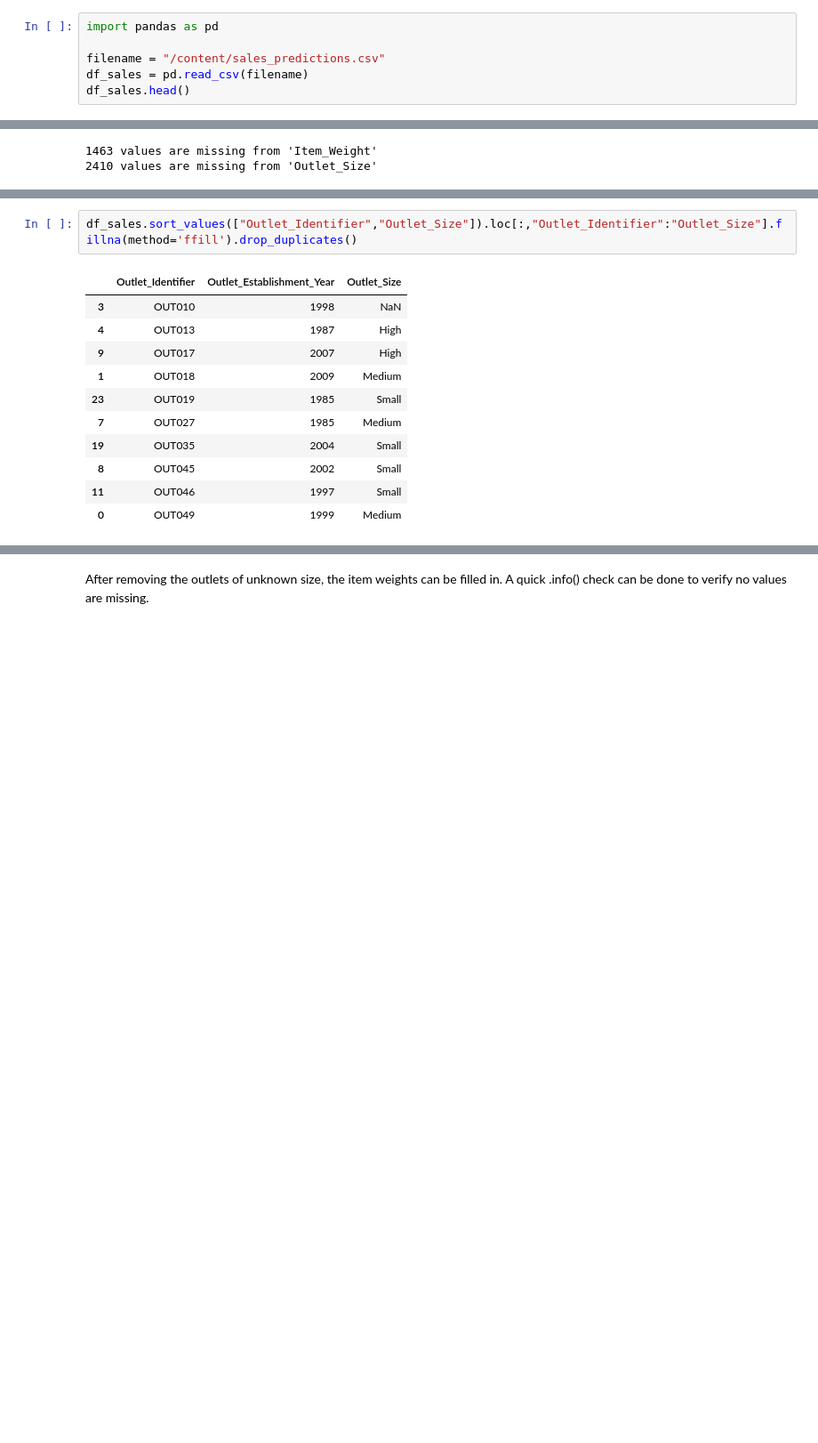
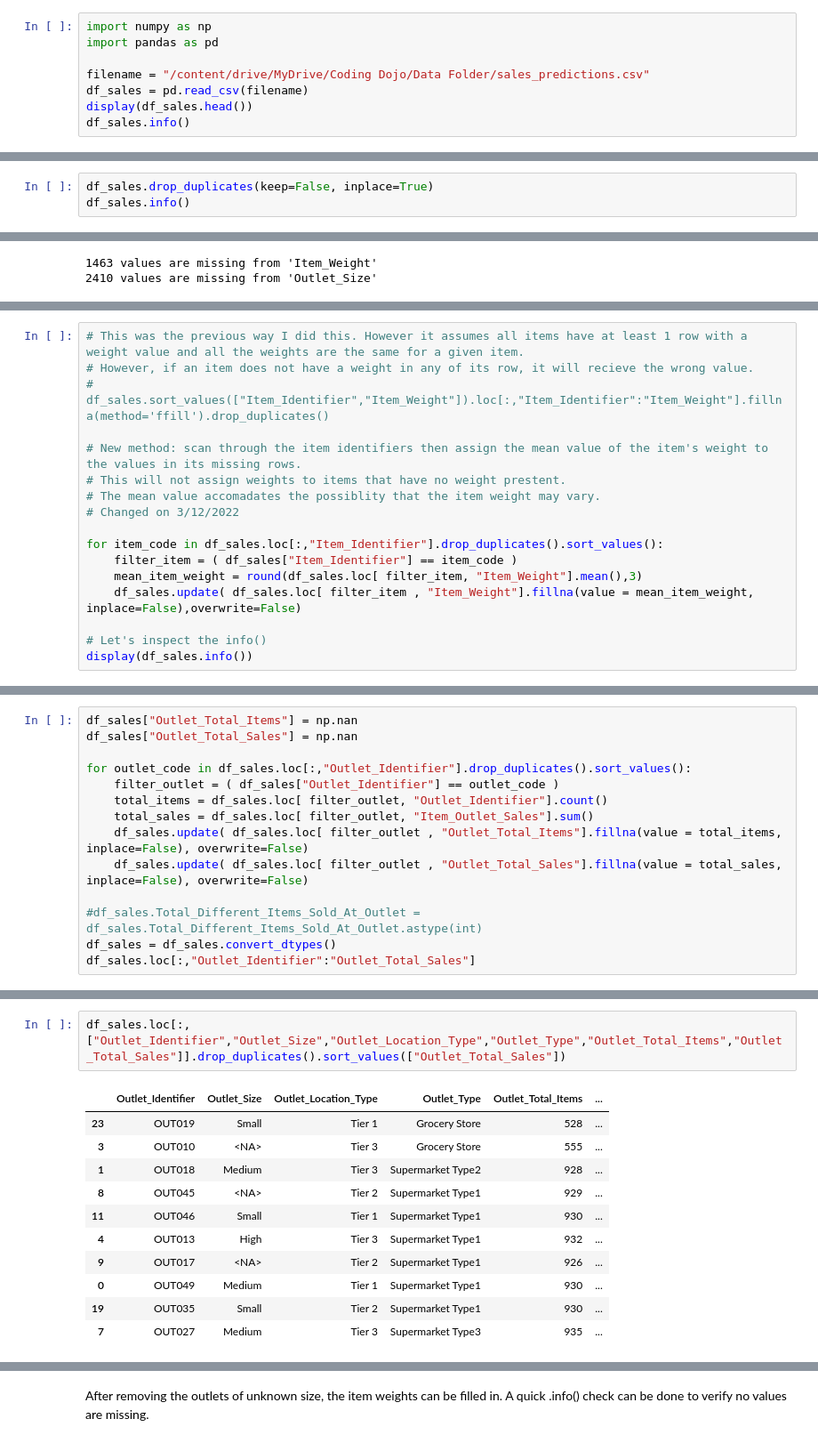
Before and after one commit to bngrossmann/food-sales-predictions, a Jupyter notebook: food_sales_predition.ipynb, the cells around one changed output, grey strips where cells are left out. Shown: that part at 89% size. Drawn from its saved outputs; the diff is of its cells as text; blank space fills up the shorter version.

```diff
--- a/food_sales_predition.ipynb
+++ b/food_sales_predition.ipynb
@@ -10,9 +12,11 @@ This project is currently a work in progress.
 # %%
+import numpy as np
 import pandas as pd
 
-filename = "/content/sales_predictions.csv"
+filename = "/content/drive/MyDrive/Coding Dojo/Data Folder/sales_predictions.csv"
 df_sales = pd.read_csv(filename)
-df_sales.head()
+display(df_sales.head())
+df_sales.info()
 # %% [output]
 |  | Item_Identifier | Item_Weight | Item_Fat_Content | Item_Visibility | Item_Type | Item_MRP | ... |
 | 0 | FDA15 | 9.30 | Low Fat | 0.016047 | Dairy | 249.8092 | ... |
@@ -78,3 +79,6 @@ dtype: int64
 There are 1559 unique Item_Identifier values and 10 unique Outlet_Identifier values. Since each item can potentially be sold at each outlet, there will be at most 15,590 unique item-outlet pairs. Since there are only 8523 rows of data, there is no obvious red flag of duplicated data rows.
 
 However, there could still be duplicated data rows present. Because each row should be unique, an attempt to drop any duplicates should still be made.
+# %%
+df_sales.drop_duplicates(keep=False, inplace=True)
+df_sales.info()
@@ -195,0 +223,17 @@ df_sales.sort_values(["Item_Identifier","Item_Weight"]).loc[:,"Item_Identifier":
+# %%
+# This was the previous way I did this. However it assumes all items have at least 1 row with a weight value and all the weights are the same for a given item.
+# However, if an item does not have a weight in any of its row, it will recieve the wrong value.
+# df_sales.sort_values(["Item_Identifier","Item_Weight"]).loc[:,"Item_Identifier":"Item_Weight"].fillna(method='ffill').drop_duplicates()
+
+# New method: scan through the item identifiers then assign the mean value of the item's weight to the values in its missing rows.
+# This will not assign weights to items that have no weight prestent.
+# The mean value accomadates the possiblity that the item weight may vary.
+# Changed on 3/12/2022
+
+for item_code in df_sales.loc[:,"Item_Identifier"].drop_duplicates().sort_values():
+    filter_item = ( df_sales["Item_Identifier"] == item_code )
+    mean_item_weight = round(df_sales.loc[ filter_item, "Item_Weight"].mean(),3)
+    df_sales.update( df_sales.loc[ filter_item , "Item_Weight"].fillna(value = mean_item_weight, inplace=False),overwrite=False)
+
+# Let's inspect the info()
+display(df_sales.info())
@@ -199,0 +305,14 @@ The process can be repeated for the Outlet_Identifier and Outlet_Size columns, f
+# %%
+df_sales["Outlet_Total_Items"] = np.nan
+df_sales["Outlet_Total_Sales"] = np.nan
+
+for outlet_code in df_sales.loc[:,"Outlet_Identifier"].drop_duplicates().sort_values():
+    filter_outlet = ( df_sales["Outlet_Identifier"] == outlet_code )
+    total_items = df_sales.loc[ filter_outlet, "Outlet_Identifier"].count()
+    total_sales = df_sales.loc[ filter_outlet, "Item_Outlet_Sales"].sum()
+    df_sales.update( df_sales.loc[ filter_outlet , "Outlet_Total_Items"].fillna(value = total_items, inplace=False), overwrite=False)
+    df_sales.update( df_sales.loc[ filter_outlet , "Outlet_Total_Sales"].fillna(value = total_sales, inplace=False), overwrite=False)
+
+#df_sales.Total_Different_Items_Sold_At_Outlet = df_sales.Total_Different_Items_Sold_At_Outlet.astype(int)
+df_sales = df_sales.convert_dtypes()
+df_sales.loc[:,"Outlet_Identifier":"Outlet_Total_Sales"]
@@ -200,14 +335,14 @@ The process can be repeated for the Outlet_Identifier and Outlet_Size columns, f
 # %%
-df_sales.sort_values(["Outlet_Identifier","Outlet_Size"]).loc[:,"Outlet_Identifier":"Outlet_Size"].fillna(method='ffill').drop_duplicates()
+df_sales.loc[:,["Outlet_Identifier","Outlet_Size","Outlet_Location_Type","Outlet_Type","Outlet_Total_Items","Outlet_Total_Sales"]].drop_duplicates().sort_values(["Outlet_Total_Sales"])
 # %% [output]
-|  | Outlet_Identifier | Outlet_Establishment_Year | Outlet_Size |
-| 3 | OUT010 | 1998 | NaN |
-| 4 | OUT013 | 1987 | High |
-| 9 | OUT017 | 2007 | High |
-| 1 | OUT018 | 2009 | Medium |
-| 23 | OUT019 | 1985 | Small |
-| 7 | OUT027 | 1985 | Medium |
-| 19 | OUT035 | 2004 | Small |
-| 8 | OUT045 | 2002 | Small |
-| 11 | OUT046 | 1997 | Small |
-| 0 | OUT049 | 1999 | Medium |
+|  | Outlet_Identifier | Outlet_Size | Outlet_Location_Type | Outlet_Type | Outlet_Total_Items | ... |
+| 23 | OUT019 | Small | Tier 1 | Grocery Store | 528 | ... |
+| 3 | OUT010 | <NA> | Tier 3 | Grocery Store | 555 | ... |
+| 1 | OUT018 | Medium | Tier 3 | Supermarket Type2 | 928 | ... |
+| 8 | OUT045 | <NA> | Tier 2 | Supermarket Type1 | 929 | ... |
+| 11 | OUT046 | Small | Tier 1 | Supermarket Type1 | 930 | ... |
+| 4 | OUT013 | High | Tier 3 | Supermarket Type1 | 932 | ... |
+| 9 | OUT017 | <NA> | Tier 2 | Supermarket Type1 | 926 | ... |
+| 0 | OUT049 | Medium | Tier 1 | Supermarket Type1 | 930 | ... |
+| 19 | OUT035 | Small | Tier 2 | Supermarket Type1 | 930 | ... |
+| 7 | OUT027 | Medium | Tier 3 | Supermarket Type3 | 935 | ... |
```
Also changed, not shown: parts of 47 cells of this notebook.
